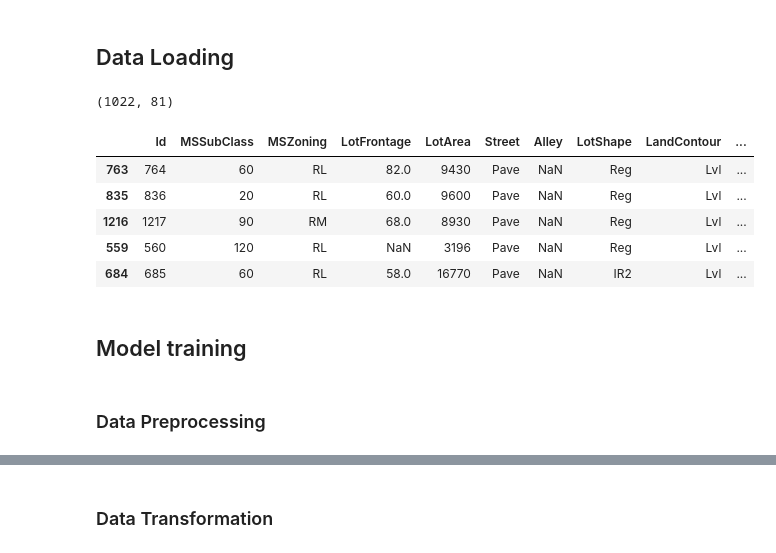
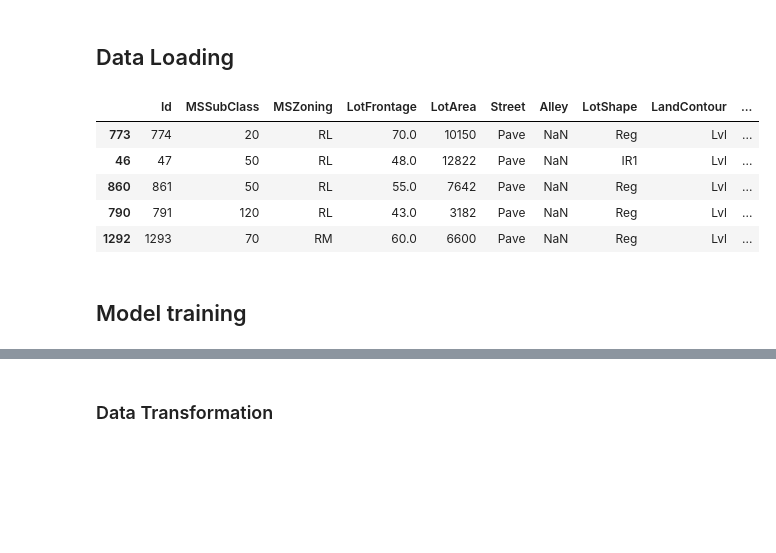
Before and after one commit to GuitooStephan/dsp-stephane-tanoh, a Jupyter notebook: notebooks/house-prices-modeling.ipynb, the cells around one changed output, grey strips where cells are left out. Cells and saved outputs as stored; diff of their text form; code cells hidden in the pictures; blank space fills up the shorter version.

Commit message:
industrialization of the model

```diff
--- a/notebooks/house-prices-modeling.ipynb
+++ b/notebooks/house-prices-modeling.ipynb
@@ -19,27 +51,65 @@ train_data_raw = pd.read_csv('../data/train.csv')
+# %%
+# Loading of train and test data
+def read_raw_data(data_path):
+    return pd.read_csv(data_path)
+
+def fix_data_type(data):
+    fixed_data = data.astype({
+        "MSSubClass": object,
+        "OverallQual": object,
+        "OverallCond": object,
+        "MoSold": object,
+        "YrSold": object,
+        "YearBuilt": object,
+        "YearRemodAdd": object,
+        "BsmtFullBath": object,
+        "BsmtHalfBath": object,
+        "FullBath": object,
+        "HalfBath": object,
+        "BedroomAbvGr": object,
+        "KitchenAbvGr": object,
+        "TotRmsAbvGrd": object,
+        "Fireplaces": object,
+        "GarageYrBlt": object,
+        "GarageCars": object
+    })
+    return fixed_data
+
+def update_data_features(data_raw):
+    selected_features = ['GrLivArea', 'GarageArea', 'TotalBsmtSF', 'HouseStyle', 'Neighborhood', 'OverallQual', 'ExterQual', 'KitchenQual', 'Functional', 'FireplaceQu', 'YearsSinceBuilt', 'YearsSinceRemodAdd', 'BsmtExposure', 'HalfBath', 'YearsSinceGarageYrBlt', 'Electrical', 'BsmtFullBath', 'BldgType', 'KitchenAbvGr', 'Heating', 'CentralAir', 'GarageType', 'GarageFinish', 'BsmtQual', 'SalePrice']
+
+    # Create additional features for better predictions
+    todays_date = date.today()
+
+    data_raw['YearsSinceBuilt'] = todays_date.year - data_raw['YearBuilt']
+    data_raw['YearsSinceRemodAdd'] = todays_date.year - data_raw['YearRemodAdd']
+    data_raw['YearsSinceGarageYrBlt'] = todays_date.year - data_raw['GarageYrBlt']
+    return data_raw[selected_features]
+
+def clean_data(data_raw):
+    fixed_type_data_raw = fix_data_type(data_raw)
+    updated_data_raw = update_data_features(fixed_type_data_raw)
+    return updated_data_raw
+# %%
+data_raw = read_raw_data('../data/train.csv')
+data_raw.sample(n=5)
+# %% [output]
+|  | Id | MSSubClass | MSZoning | LotFrontage | LotArea | Street | Alley | LotShape | LandContour | ... |
+| 773 | 774 | 20 | RL | 70.0 | 10150 | Pave | NaN | Reg | Lvl | ... |
+| 46 | 47 | 50 | RL | 48.0 | 12822 | Pave | NaN | IR1 | Lvl | ... |
+| 860 | 861 | 50 | RL | 55.0 | 7642 | Pave | NaN | Reg | Lvl | ... |
+| 790 | 791 | 120 | RL | 43.0 | 3182 | Pave | NaN | Reg | Lvl | ... |
+| 1292 | 1293 | 70 | RM | 60.0 | 6600 | Pave | NaN | Reg | Lvl | ... |
 # %%
-from sklearn.model_selection import train_test_split
+def split_train_data_raw(train_data_raw, target_feature):
+    y = train_data_raw["SalePrice"]
+    X = train_data_raw.drop("SalePrice", axis=1)
 
-y = train_data_raw["SalePrice"]
-X = train_data_raw.drop("SalePrice", axis=1)
+    X_train, X_test, y_train, y_test = train_test_split(X, y, test_size = 0.3, random_state = 0)
 
-X_train, X_test, y_train, y_test = train_test_split(X, y, test_size = 0.3, random_state = 0)
+    train_data = pd.concat([X_train, y_train], axis=1)
+    test_data = pd.concat([X_test, y_test], axis=1)
 
-train_data = pd.concat([X_train, y_train], axis=1)
-test_data = pd.concat([X_test, y_test], axis=1)
-
-train_data.shape
+    return train_data, test_data
-# %% [output]
-(1022, 81)
-# %%
-train_data.tail(5)
-# %% [output]
-|  | Id | MSSubClass | MSZoning | LotFrontage | LotArea | Street | Alley | LotShape | LandContour | ... |
-| 763 | 764 | 60 | RL | 82.0 | 9430 | Pave | NaN | Reg | Lvl | ... |
-| 835 | 836 | 20 | RL | 60.0 | 9600 | Pave | NaN | Reg | Lvl | ... |
-| 1216 | 1217 | 90 | RM | 68.0 | 8930 | Pave | NaN | Reg | Lvl | ... |
-| 559 | 560 | 120 | RL | NaN | 3196 | Pave | NaN | Reg | Lvl | ... |
-| 684 | 685 | 60 | RL | 58.0 | 16770 | Pave | NaN | IR2 | Lvl | ... |
 # %% [markdown]
 ## Model training
-# %% [markdown]
-### Data Preprocessing
```
Also changed, not shown: parts of 52 cells of this notebook, 16 other files.
